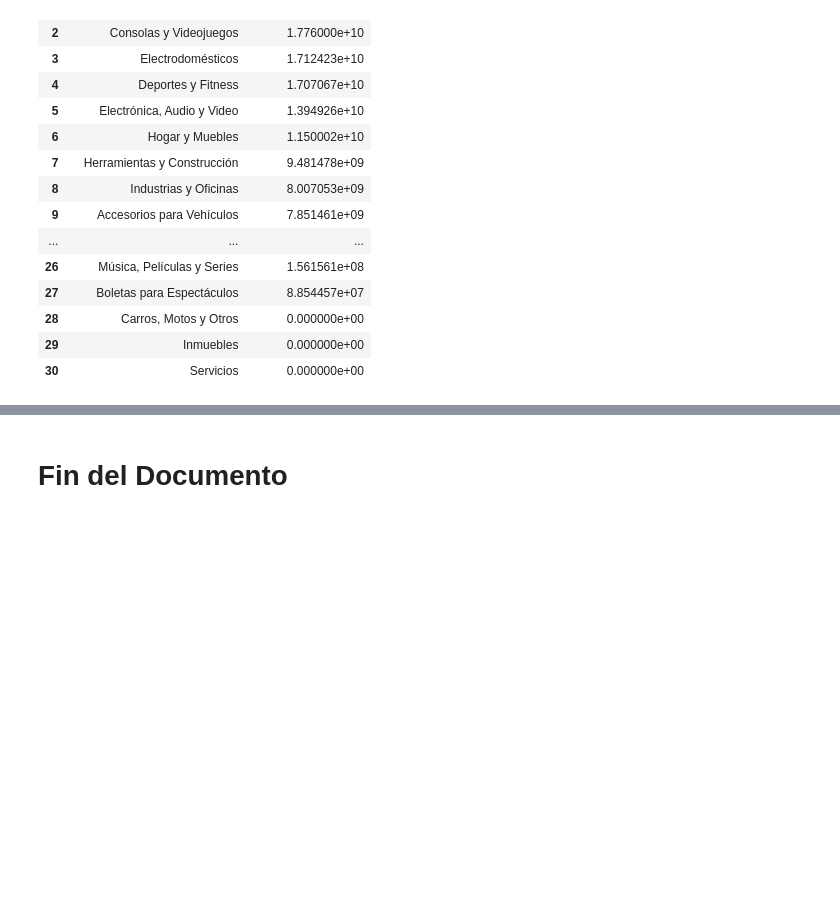
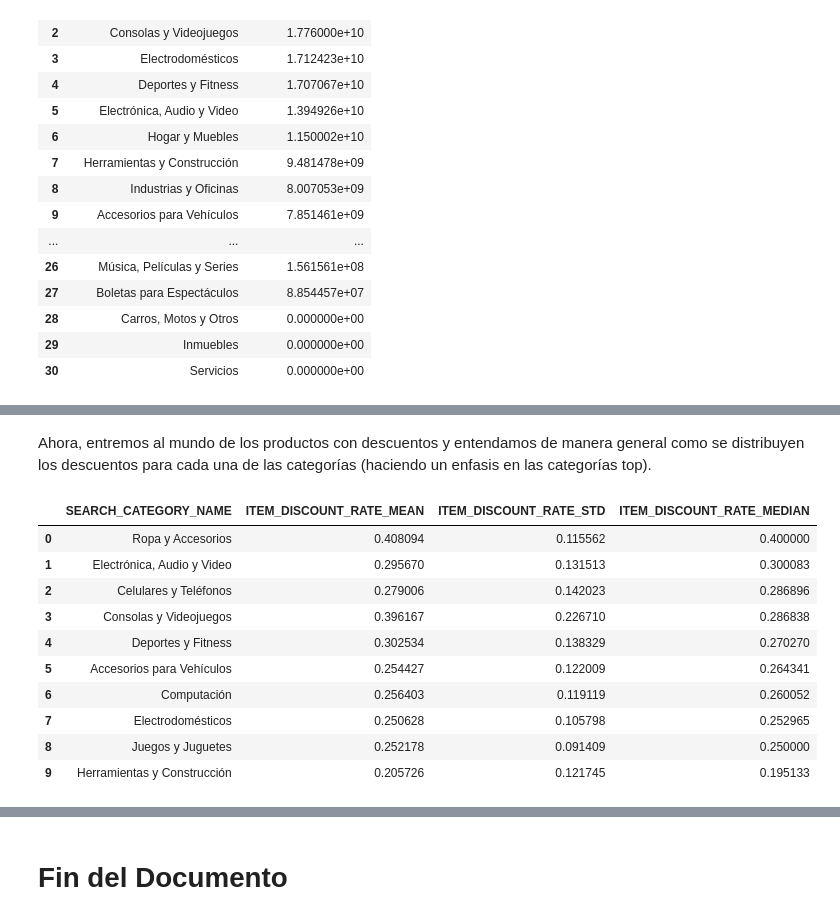
Before and after one commit to juanse1608/MeliMLChallenge, a Jupyter notebook: Notebooks/DiscountsExplotratoryAnalysis.ipynb, the cells around one changed output, grey strips where cells are left out. Saved outputs shown, nothing was run; the diff lists cells and outputs as text; code cells hidden in the pictures; blank space fills up the shorter version.

Commit message:
General EDA for discounts added

```diff
--- a/Notebooks/DiscountsExplotratoryAnalysis.ipynb
+++ b/Notebooks/DiscountsExplotratoryAnalysis.ipynb
@@ -220,7 +220,9 @@ percentage_discounts_per_category = pd.merge(products_per_category, discount_pro
 percentage_discounts_per_category['PORCENTAJE_DE_ITEMS_CON_DESCUENTO'] = percentage_discounts_per_category['ITEM_ID_WITH_DISCOUNT']
 percentage_discounts_per_category['PORCENTAJE_DE_ITEMS_CON_DESCUENTO'] /= percentage_discounts_per_category['ITEM_ID']
 percentage_discounts_per_category['PORCENTAJE_DE_ITEMS_CON_DESCUENTO'] *= 100 # Llevalo a de 0 a 100
-percentage_discounts_per_category.sort_values(by='PORCENTAJE_DE_ITEMS_CON_DESCUENTO', ascending=False).reset_index(drop=True)
+percentage_discounts_per_category.sort_values(by='PORCENTAJE_DE_ITEMS_CON_DESCUENTO', ascending=False, inplace=True)
+percentage_discounts_per_category.reset_index(drop=True, inplace=True)
+percentage_discounts_per_category
 # %% [output]
 |  | SEARCH_CATEGORY_NAME | ITEM_ID | ITEM_ID_WITH_DISCOUNT | PORCENTAJE_DE_ITEMS_CON_DESCUENTO |
 | 0 | Electrodomésticos | 461 | 132.0 | 28.633406 |
@@ -241,6 +243,7 @@ percentage_discounts_per_category.sort_values(by='PORCENTAJE_DE_ITEMS_CON_DESCUE
 | 30 | Servicios | 167 | 0.0 | 0.000000 |
 # %%
 # Se guarda el top 10 de categorias en cuanto al porcentaje de productos con descuento
-top_10_categorias = percentage_discounts_per_category.loc[0:10, 'SEARCH_CATEGORY_NAME'].tolist()
-print('CATEGORIAS QUE LIDERAN EN CUANTO AL PORCENTAJE DE ITEMS CON DESCUENTO:', top_10_categorias)
+top = 10
+top_ten_categorias = percentage_discounts_per_category.head(top).loc[:, 'SEARCH_CATEGORY_NAME'].tolist()
+print('CATEGORIAS QUE LIDERAN EN CUANTO AL PORCENTAJE DE ITEMS CON DESCUENTO:', top_ten_categorias)
 # %% [output]
@@ -288,0 +321,30 @@ products.groupby('SEARCH_CATEGORY_NAME')[['ITEM_SELL_TOTAL']].sum().sort_values(
+# %% [markdown]
+Ahora, entremos al mundo de los productos con descuentos y entendamos de manera general como se distribuyen los descuentos para cada una de las categorías (haciendo un enfasis en las categorías top).
+# %%
+# Genera un dataset con el total de items por categoria, el total de items con descuento por categoria
+# y el porcentaje de items con descuento por categoria
+discount_products_top = discount_products.loc[discount_products['SEARCH_CATEGORY_NAME'].isin(top_ten_categorias)]
+discount_products_per_category_mean = discount_products_top.groupby(['SEARCH_CATEGORY_NAME'])[['ITEM_DISCOUNT_RATE']].mean().reset_index()
+discount_products_per_category_median = discount_products_top.groupby(['SEARCH_CATEGORY_NAME'])[['ITEM_DISCOUNT_RATE']].median().reset_index()
+discount_products_per_category_std = discount_products_top.groupby(['SEARCH_CATEGORY_NAME'])[['ITEM_DISCOUNT_RATE']].std().reset_index()
+discount_products_per_category = pd.merge(discount_products_per_category_mean, discount_products_per_category_std, on='SEARCH_CATEGORY_NAME',
+                                          how='inner', suffixes=('_MEAN', '_STD'))
+discount_products_per_category = pd.merge(discount_products_per_category, discount_products_per_category_median, on='SEARCH_CATEGORY_NAME',
+                                          how='inner').rename(columns={'ITEM_DISCOUNT_RATE': 'ITEM_DISCOUNT_RATE_MEDIAN'})
+discount_products_per_category.sort_values(by='ITEM_DISCOUNT_RATE_MEDIAN', ascending=False, inplace=True)
+discount_products_per_category.reset_index(drop=True, inplace=True)
+sorted_dict = discount_products_per_category['SEARCH_CATEGORY_NAME'].tolist()
+sorted_dict = {k: v for v,k in enumerate(sorted_dict)}
+discount_products_per_category
+# %% [output]
+|  | SEARCH_CATEGORY_NAME | ITEM_DISCOUNT_RATE_MEAN | ITEM_DISCOUNT_RATE_STD | ITEM_DISCOUNT_RATE_MEDIAN |
+| 0 | Ropa y Accesorios | 0.408094 | 0.115562 | 0.400000 |
+| 1 | Electrónica, Audio y Video | 0.295670 | 0.131513 | 0.300083 |
+| 2 | Celulares y Teléfonos | 0.279006 | 0.142023 | 0.286896 |
+| 3 | Consolas y Videojuegos | 0.396167 | 0.226710 | 0.286838 |
+| 4 | Deportes y Fitness | 0.302534 | 0.138329 | 0.270270 |
+| 5 | Accesorios para Vehículos | 0.254427 | 0.122009 | 0.264341 |
+| 6 | Computación | 0.256403 | 0.119119 | 0.260052 |
+| 7 | Electrodomésticos | 0.250628 | 0.105798 | 0.252965 |
+| 8 | Juegos y Juguetes | 0.252178 | 0.091409 | 0.250000 |
+| 9 | Herramientas y Construcción | 0.205726 | 0.121745 | 0.195133 |
```
Also changed, not shown: parts of 12 cells of this notebook.
